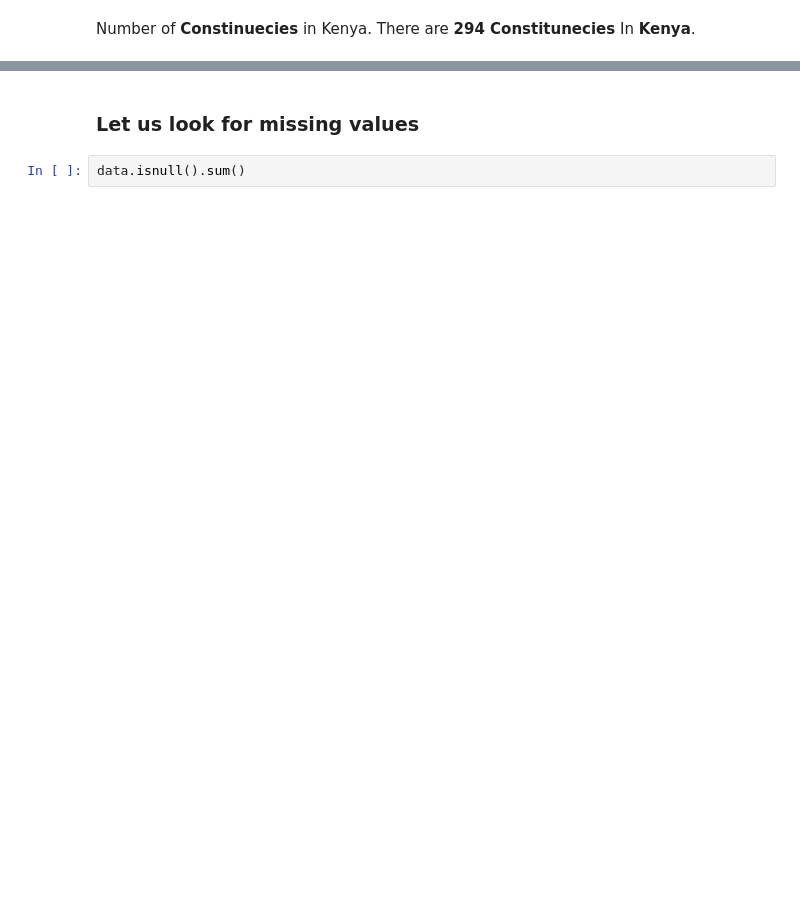
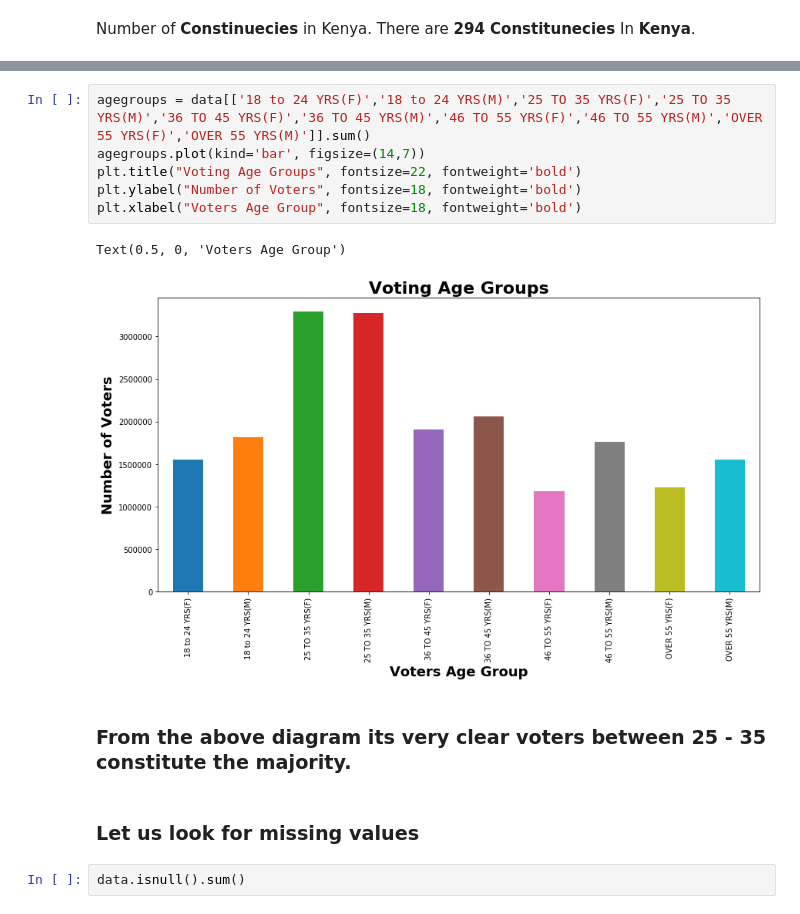
Before and after one commit to gyleodhis/2017-voter-analysis-in-Kenya, a Jupyter notebook: gender_per_age_per_constituency.ipynb, the cells around one changed output, grey strips where cells are left out. Cells and saved outputs as stored; diff of their text form; blank space fills up the shorter version.

```diff
--- a/gender_per_age_per_constituency.ipynb
+++ b/gender_per_age_per_constituency.ipynb
@@ -44,3 +65,14 @@ data.groupby('COUNTY').head()
+# %%
+agegroups = data[['18 to 24 YRS(F)','18 to 24 YRS(M)','25 TO 35 YRS(F)','25 TO 35 YRS(M)','36 TO 45 YRS(F)','36 TO 45 YRS(M)','46 TO 55 YRS(F)','46 TO 55 YRS(M)','OVER 55 YRS(F)','OVER 55 YRS(M)']].sum()
+agegroups.plot(kind='bar', figsize=(14,7))
+plt.title("Voting Age Groups", fontsize=22, fontweight='bold')
+plt.ylabel("Number of Voters", fontsize=18, fontweight='bold')
+plt.xlabel("Voters Age Group", fontsize=18, fontweight='bold')
+# %% [output]
+Text(0.5, 0, 'Voters Age Group')
+[figure, added]
+# %% [markdown]
+### From the above diagram its very clear voters between __25 - 35__ constitute the majority.
 # %% [markdown]
 ### Let us look for missing values
 # %%
```
Also changed, not shown: parts of 16 cells of this notebook.
